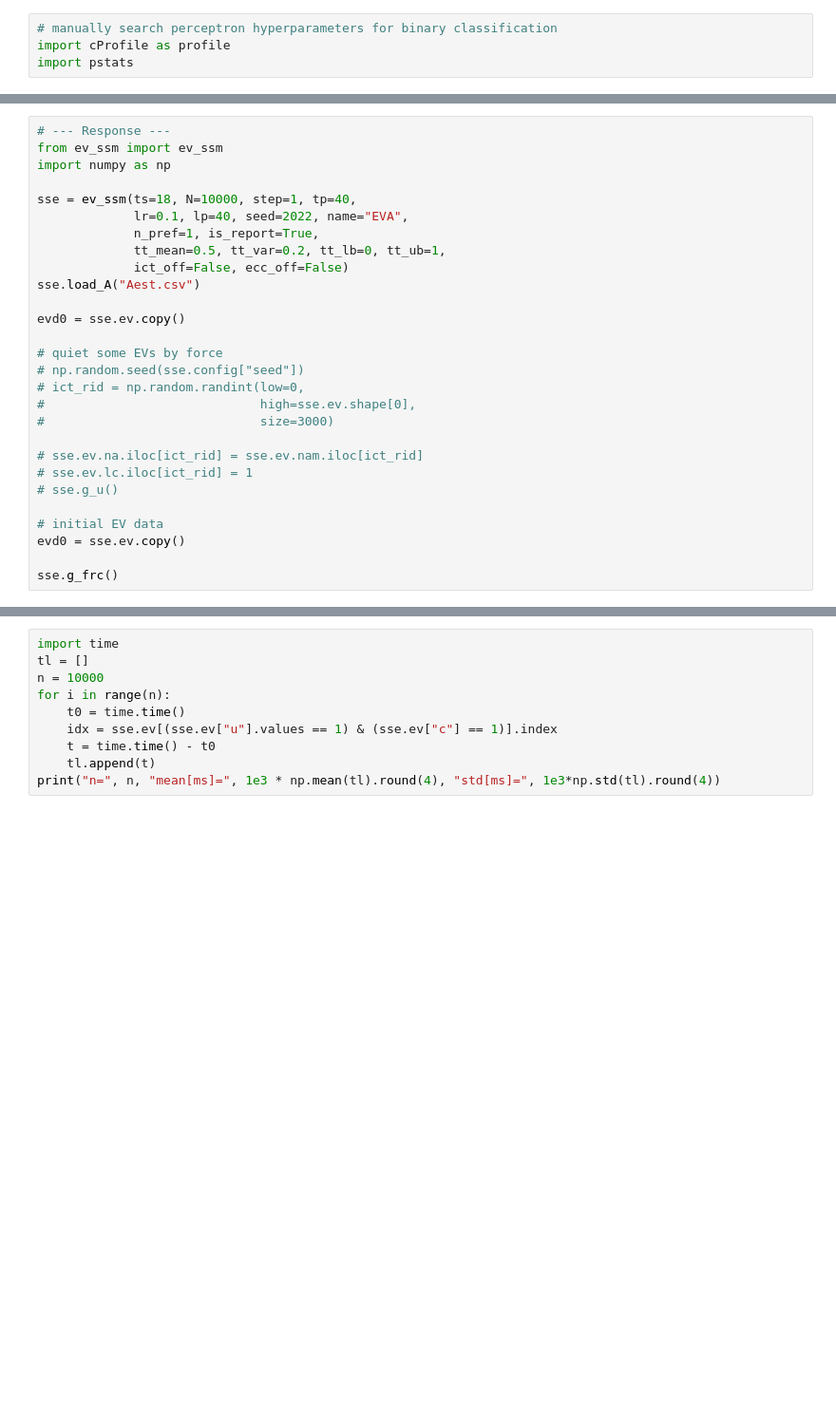
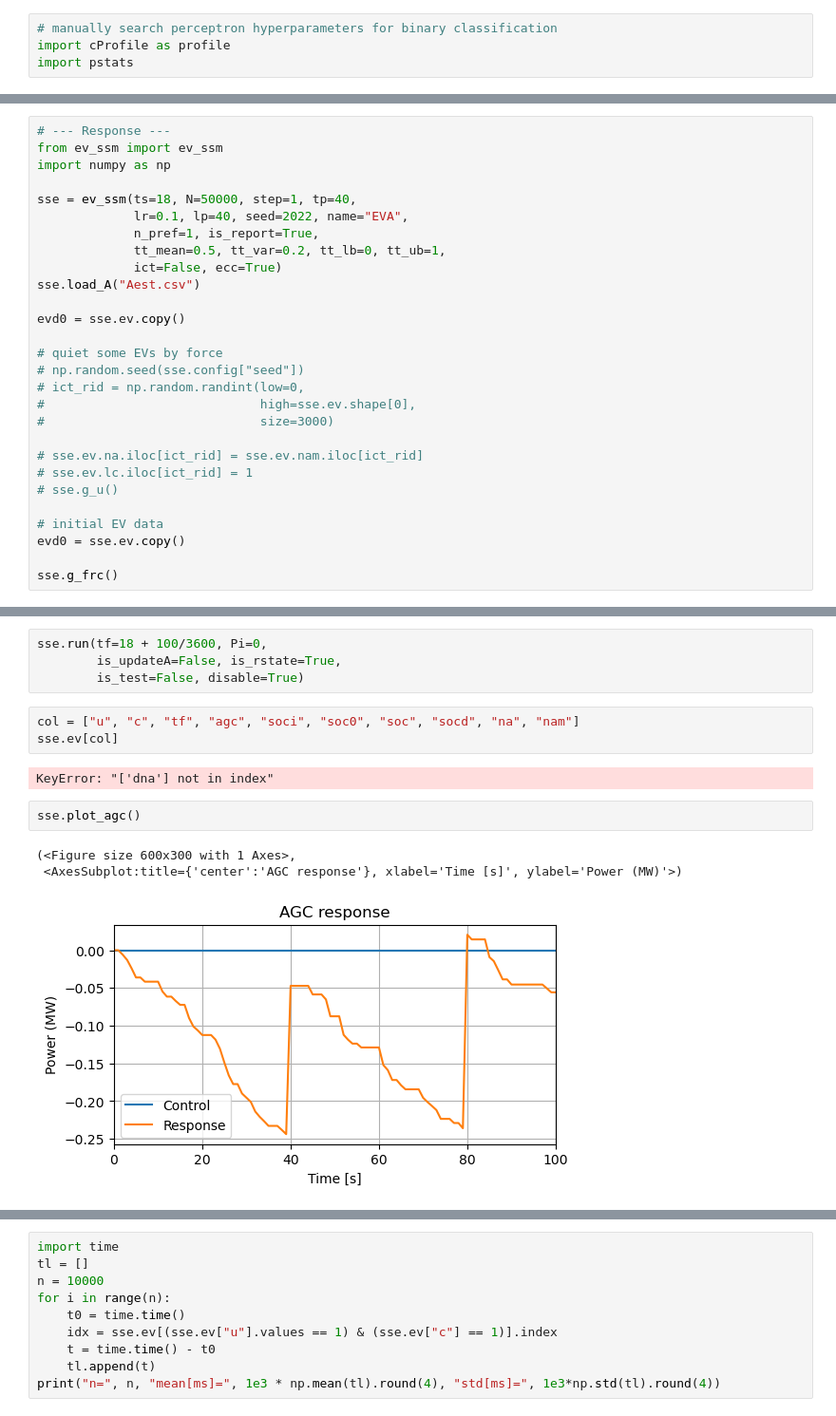
Before and after one commit to jinningwang/andes, a Jupyter notebook: jwang/notes/test_ev_ssm_speed.ipynb, the cells around one changed output, grey strips where cells are left out. Shown at 95% size. Saved outputs shown, nothing was run; the diff lists cells and outputs as text; blank space fills up the shorter version.

```diff
--- a/jwang/notes/test_ev_ssm_speed.ipynb
+++ b/jwang/notes/test_ev_ssm_speed.ipynb
@@ -37,11 +33,11 @@ dna.min()
 from ev_ssm import ev_ssm
 import numpy as np
 
-sse = ev_ssm(ts=18, N=10000, step=1, tp=40,
+sse = ev_ssm(ts=18, N=50000, step=1, tp=40,
              lr=0.1, lp=40, seed=2022, name="EVA",
              n_pref=1, is_report=True,
              tt_mean=0.5, tt_var=0.2, tt_lb=0, tt_ub=1,
-             ict_off=False, ecc_off=False)
+             ict=False, ecc=True)
 sse.load_A("Aest.csv")
 
 evd0 = sse.ev.copy()
@@ -63,3 +66,18 @@ sse.g_frc()
+# %%
+sse.run(tf=18 + 100/3600, Pi=0,
+        is_updateA=False, is_rstate=True,
+        is_test=False, disable=True)
+# %%
+col = ["u", "c", "tf", "agc", "soci", "soc0", "soc", "socd", "na", "nam"]
+sse.ev[col]
+# %% [output]
+KeyError: "['dna'] not in index"
+# %%
+sse.plot_agc()
+# %% [output]
+(<Figure size 600x300 with 1 Axes>,
+ <AxesSubplot:title={'center':'AGC response'}, xlabel='Time [s]', ylabel='Power (MW)'>)
+[figure, added]
 # %%
 prof = profile.Profile()
 prof.enable()
```
Also changed, not shown: parts of 6 cells of this notebook, 32 other files.
